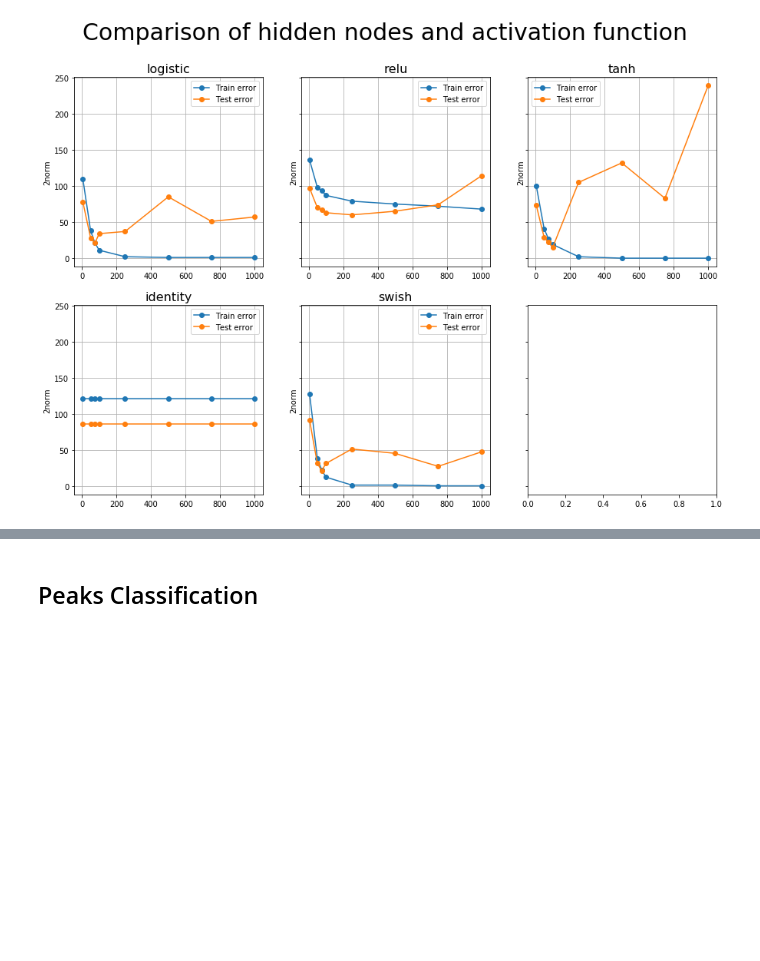
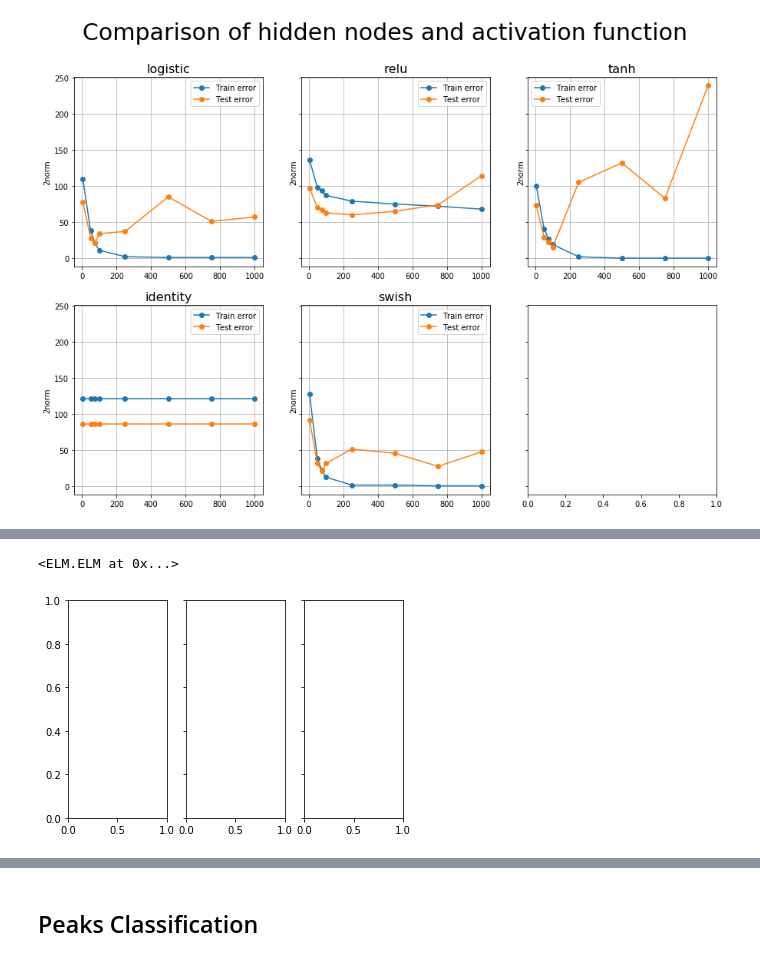
Before and after one commit to tXiao95/py_experiments, a Jupyter notebook: ExtremeLearningMachine.ipynb, the cells around one changed output, grey strips where cells are left out. Drawn from its saved outputs; the diff is of its cells as text; code cells hidden in the pictures; blank space fills up the shorter version.

```diff
--- a/ExtremeLearningMachine.ipynb
+++ b/ExtremeLearningMachine.ipynb
@@ -82,0 +128,5 @@ for k in range(n):
+# %%
+model_reg = ELM.ELM()
+model_reg.fit(Ytrain=Ytrain, Ctrain=Ctrain, m=100, sigma=np.tanh, type="reg")
+# %% [output]
+<ELM.ELM at 0x...>
@@ -82,0 +138,4 @@ for k in range(n):
+# %%
+fig, ax = plt.subplots(1, 3, sharex='col', sharey='row')
+# %% [output]
+[figure, added]
```
Also changed, not shown: parts of 19 cells of this notebook.
